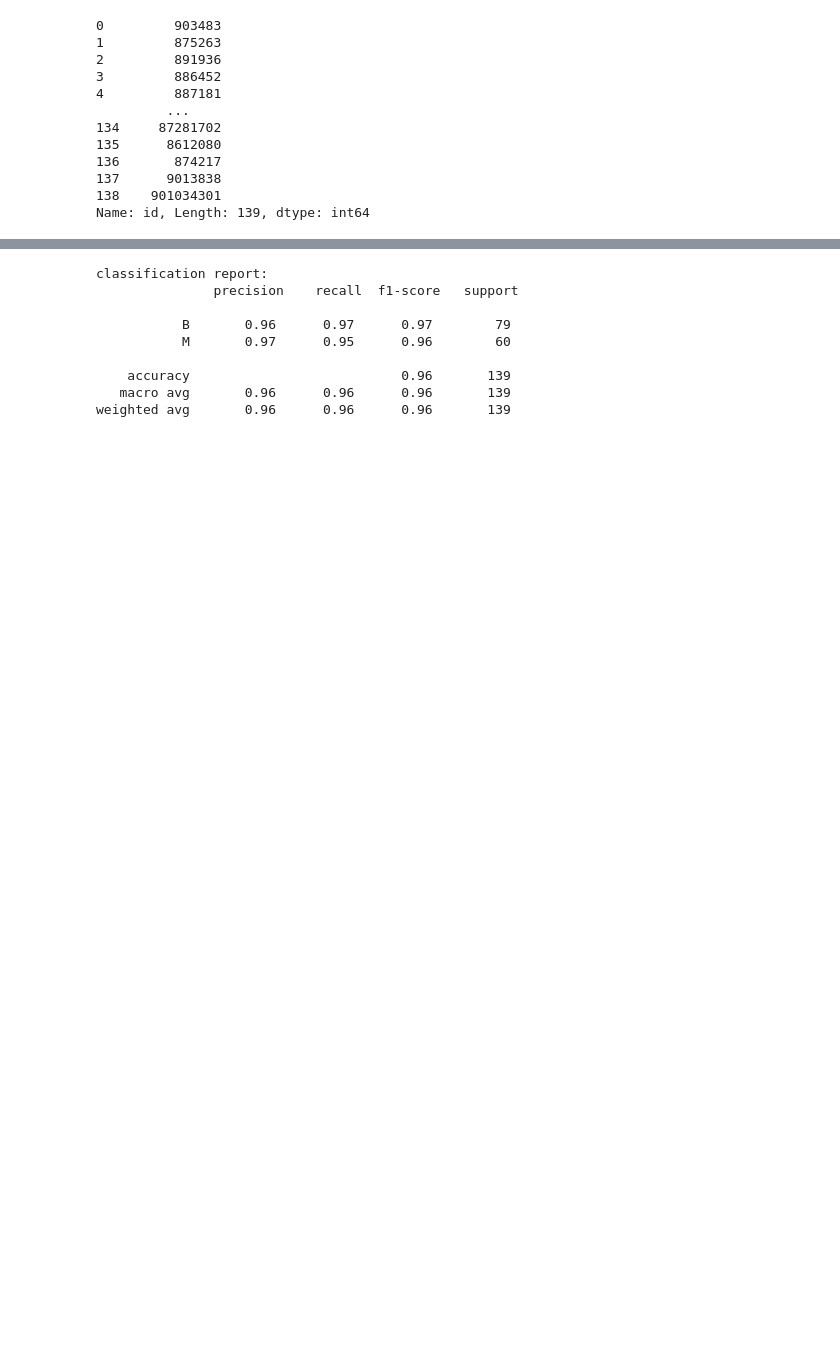
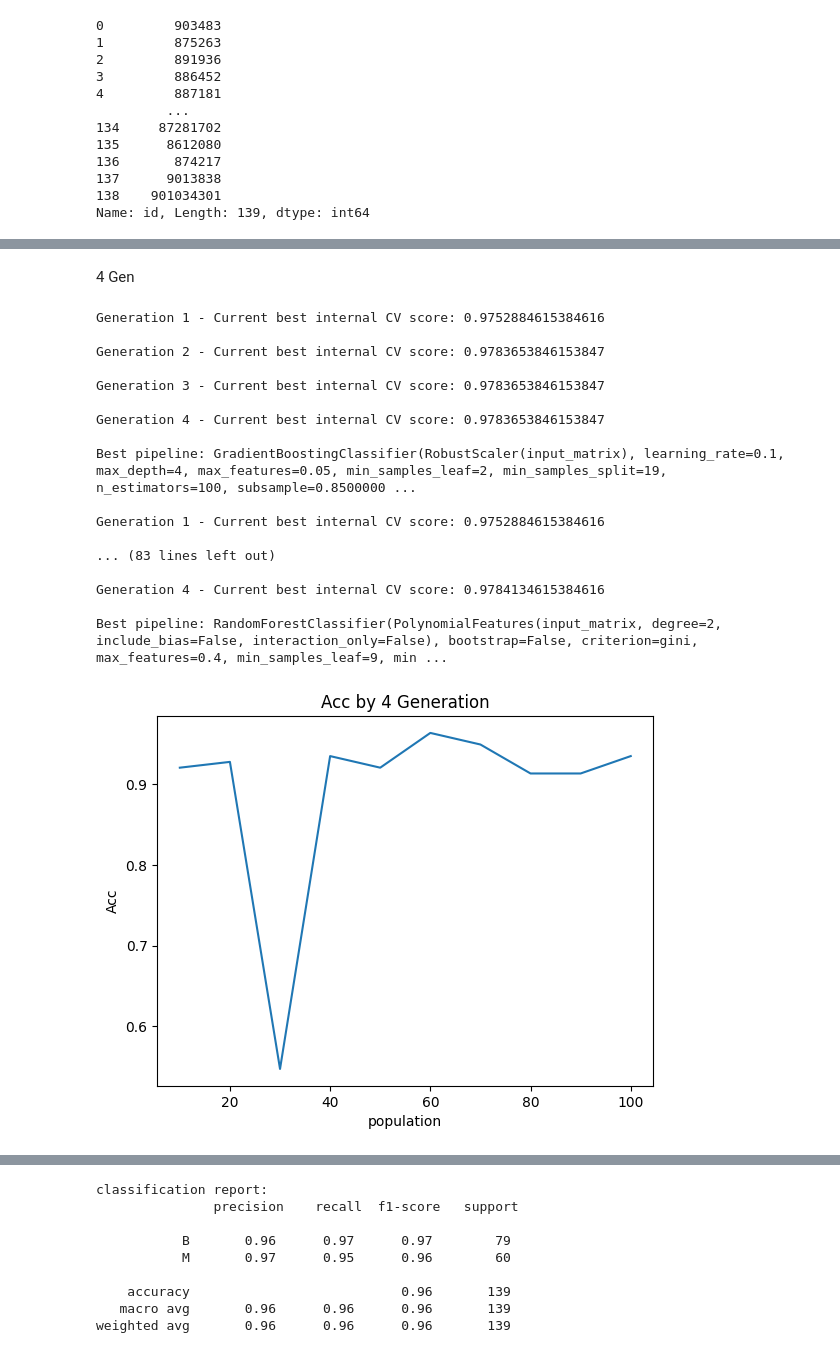
Before and after one commit to dorokdok/Tubes-MLP-Preprocessing, a Jupyter notebook: Tpot.ipynb, the cells around one changed output, grey strips where cells are left out. Cells and saved outputs as stored; diff of their text form; code cells hidden in the pictures; blank space fills up the shorter version.

```diff
--- a/Tpot.ipynb
+++ b/Tpot.ipynb
@@ -31,0 +131,45 @@ X_test, y_test = dataTrainTest, dataTrainTest.pop('diagnosis')
+# %% [markdown]
+4 Gen
+# %%
+x_plot = [10,20,30,40,50,60,70,80,90,100]
+y_plot = []
+
+for i in x_plot:
+    modelE = TPOTClassifier(
+    generations=4,
+    population_size=i,
+    scoring='accuracy',
+    verbosity=2,
+    random_state=1301202611,
+    n_jobs=-1
+    )
+    modelE.fit(X_train,y_train)
+    prediction = modelE.predict(X_test)
+    corr = prediction == y_test
+    acc = np.sum(corr) / len(prediction)
+    y_plot.append(acc)
+
+plt.plot(x_plot,y_plot)
+plt.xlabel('population')
+plt.ylabel('Acc')
+plt.title('Acc by 4 Generation')
+plt.show()
+# %% [output]
+Generation 1 - Current best internal CV score: 0.9752884615384616
+
+Generation 2 - Current best internal CV score: 0.9783653846153847
+
+Generation 3 - Current best internal CV score: 0.9783653846153847
+
+Generation 4 - Current best internal CV score: 0.9783653846153847
+
+Best pipeline: GradientBoostingClassifier(RobustScaler(input_matrix), learning_rate=0.1, max_depth=4, max_features=0.05, min_samples_leaf=2, min_samples_split=19, n_estimators=100, subsample=0.8500000 ...
+
+Generation 1 - Current best internal CV score: 0.9752884615384616
+
+... (83 lines left out)
+
+Generation 4 - Current best internal CV score: 0.9784134615384616
+
+Best pipeline: RandomForestClassifier(PolynomialFeatures(input_matrix, degree=2, include_bias=False, interaction_only=False), bootstrap=False, criterion=gini, max_features=0.4, min_samples_leaf=9, min ...
+[figure, added]
```
Also changed, not shown: parts of 19 cells of this notebook.
